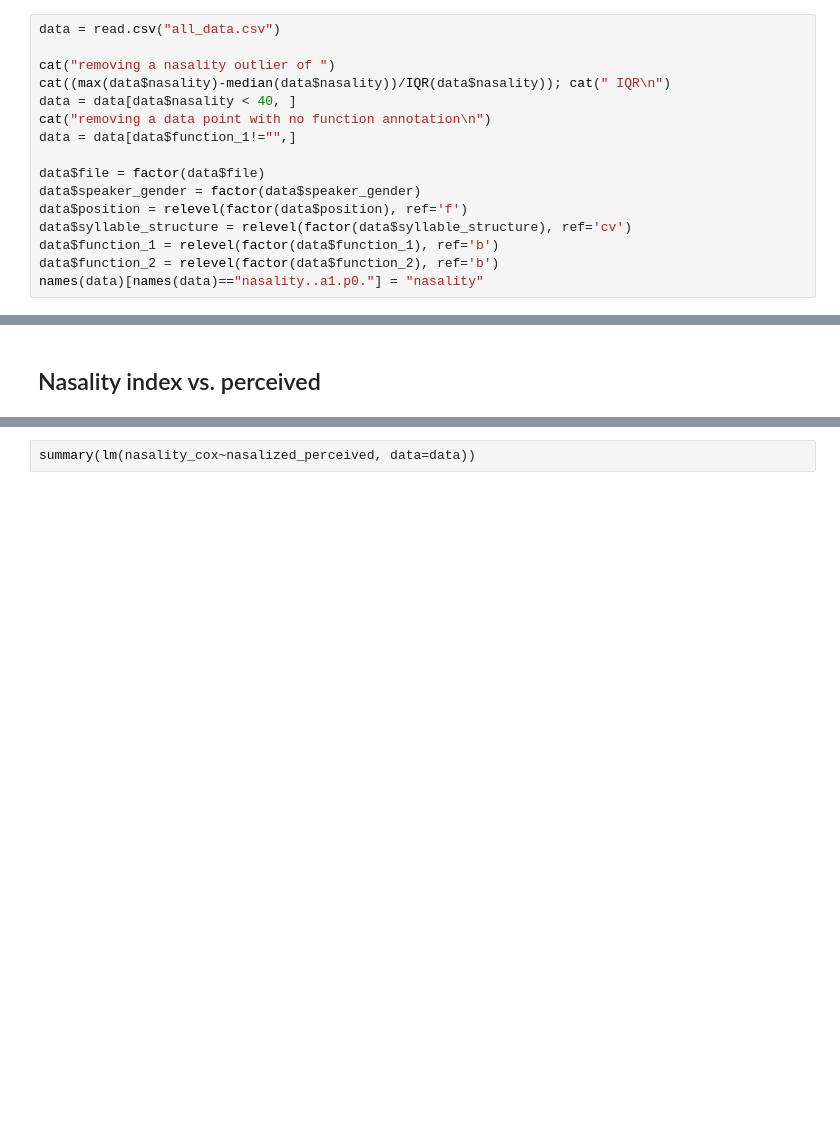
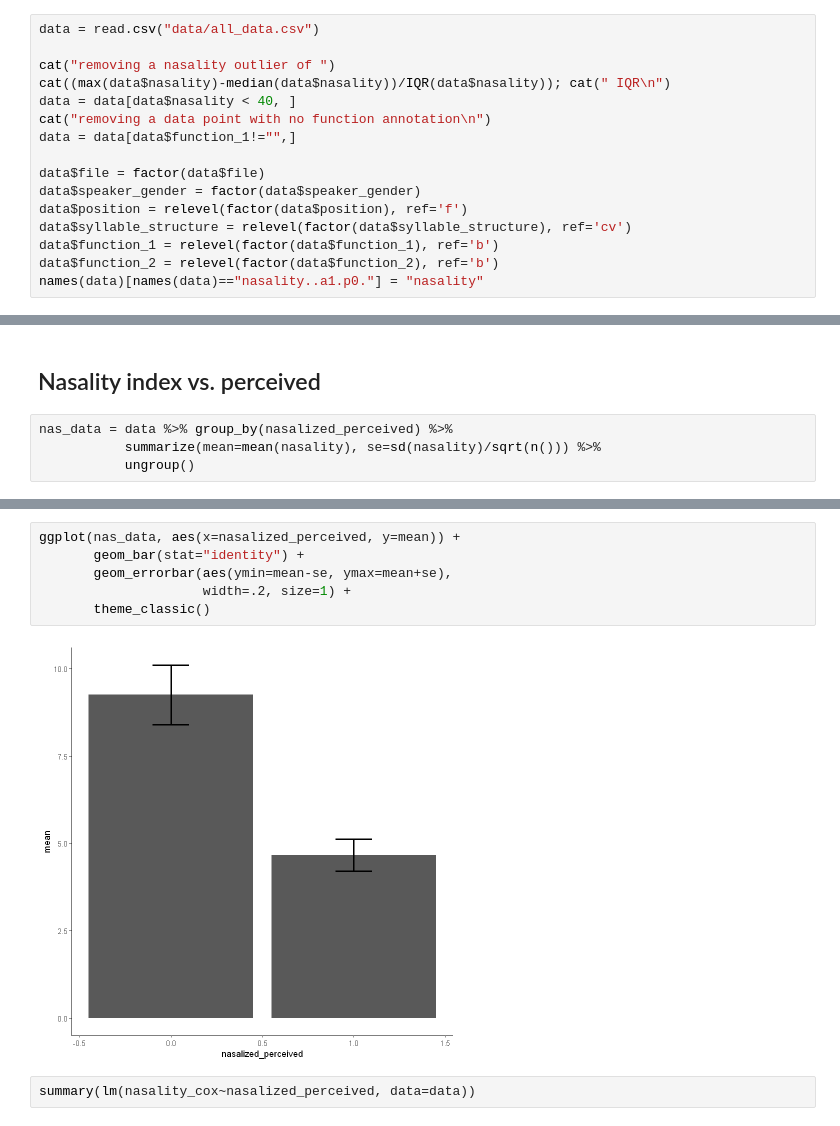
Before and after one commit to seantyh/hosaurus, a Jupyter notebook: lmer_ho_all_data.ipynb, the cells around one changed output, grey strips where cells are left out. Cells and saved outputs as stored; diff of their text form; blank space fills up the shorter version.

```diff
--- a/lmer_ho_all_data.ipynb
+++ b/lmer_ho_all_data.ipynb
@@ -5,5 +7,5 @@ require(MASS)
 # %%
-data = read.csv("all_data.csv")
+data = read.csv("data/all_data.csv")
 
 cat("removing a nasality outlier of ")
 cat((max(data$nasality)-median(data$nasality))/IQR(data$nasality)); cat(" IQR\n")
@@ -108,3 +110,7 @@ A table: 4 × 3 of type dbl
 | Sum | 226 | 40 | 266 |
 # %% [markdown]
 ## Nasality index vs. perceived
+# %%
+nas_data = data %>% group_by(nasalized_perceived) %>%
+           summarize(mean=mean(nasality), se=sd(nasality)/sqrt(n())) %>%
+           ungroup()
@@ -111,3 +125,11 @@ A table: 4 × 3 of type dbl
+# %%
+ggplot(nas_data, aes(x=nasalized_perceived, y=mean)) +
+       geom_bar(stat="identity") +
+       geom_errorbar(aes(ymin=mean-se, ymax=mean+se),
+                     width=.2, size=1) +
+       theme_classic()
+# %% [output]
+[figure, added]
 # %%
 summary(lm(nasality_cox~nasalized_perceived, data=data))
 # %% [output]
```
Also changed, not shown: parts of 2 cells of this notebook, 2 other files.
